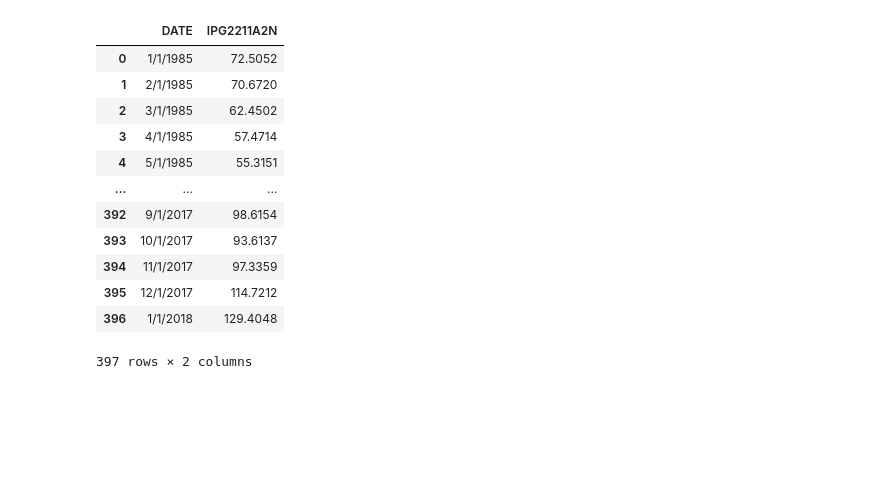
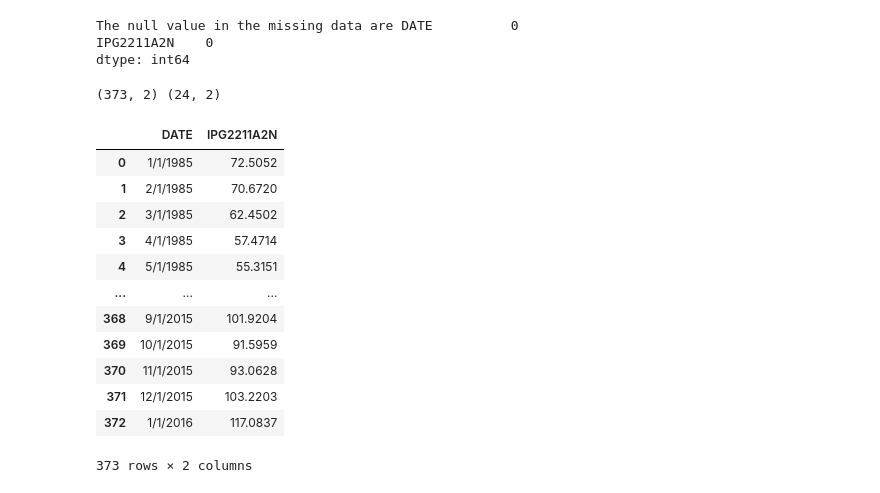
Before and after one commit to GussLii/Time-Series, a Jupyter notebook: code.ipynb, the cells around one changed output. Cells and saved outputs as stored; diff of their text form; code cells hidden in the pictures; blank space fills up the shorter version.

```diff
--- a/code.ipynb
+++ b/code.ipynb
@@ -5,18 +5,34 @@ import pandas as pd
 
 electric_data = pd.read_csv('Electric_Production.csv')
 electric_data
+
+# check if there is any missing data
+print('The null value in the missing data are',electric_data.isnull().sum())
 # %% [output]
-|  | DATE | IPG2211A2N |
-| 0 | 1/1/1985 | 72.5052 |
-| 1 | 2/1/1985 | 70.6720 |
-| 2 | 3/1/1985 | 62.4502 |
-| 3 | 4/1/1985 | 57.4714 |
-| 4 | 5/1/1985 | 55.3151 |
-| ... | ... | ... |
-| 392 | 9/1/2017 | 98.6154 |
-| 393 | 10/1/2017 | 93.6137 |
-| 394 | 11/1/2017 | 97.3359 |
-| 395 | 12/1/2017 | 114.7212 |
-| 396 | 1/1/2018 | 129.4048 |
-397 rows × 2 columns
+The null value in the missing data are DATE          0
+IPG2211A2N    0
+dtype: int64
+# %%
+#spit for the train and test data
+train_data = electric_data.iloc[:len(electric_data)-24]
+test_data = electric_data.iloc[len(electric_data)-24:]
+print(train_data.shape, test_data.shape)
+# %% [output]
+(373, 2) (24, 2)
+# %%
+train_data
+# %% [output]
+|  | DATE | IPG2211A2N |
+| 0 | 1/1/1985 | 72.5052 |
+| 1 | 2/1/1985 | 70.6720 |
+| 2 | 3/1/1985 | 62.4502 |
+| 3 | 4/1/1985 | 57.4714 |
+| 4 | 5/1/1985 | 55.3151 |
+| ... | ... | ... |
+| 368 | 9/1/2015 | 101.9204 |
+| 369 | 10/1/2015 | 91.5959 |
+| 370 | 11/1/2015 | 93.0628 |
+| 371 | 12/1/2015 | 103.2203 |
+| 372 | 1/1/2016 | 117.0837 |
+373 rows × 2 columns
 # %%
```
Also changed, not shown: parts of 15 cells of this notebook.
